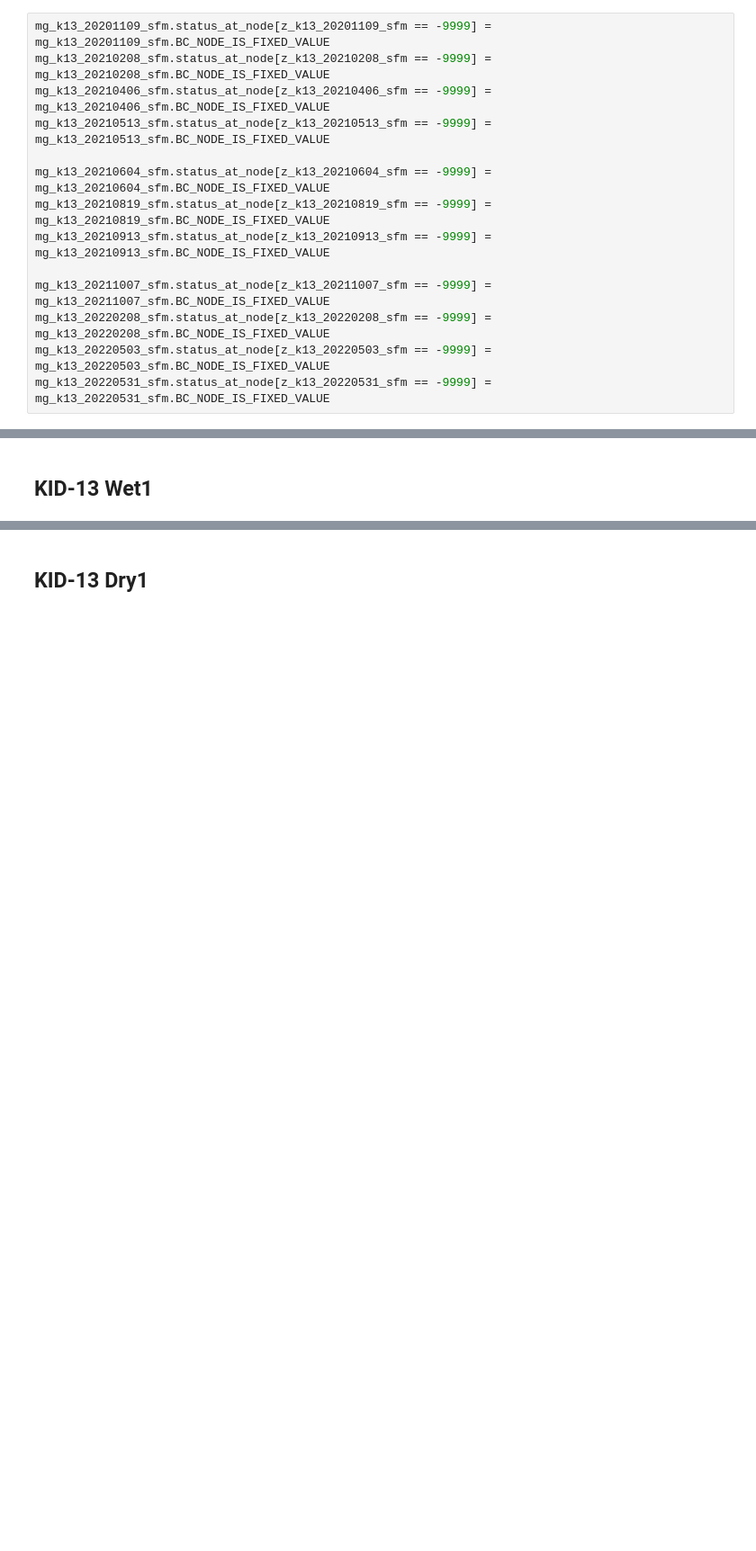
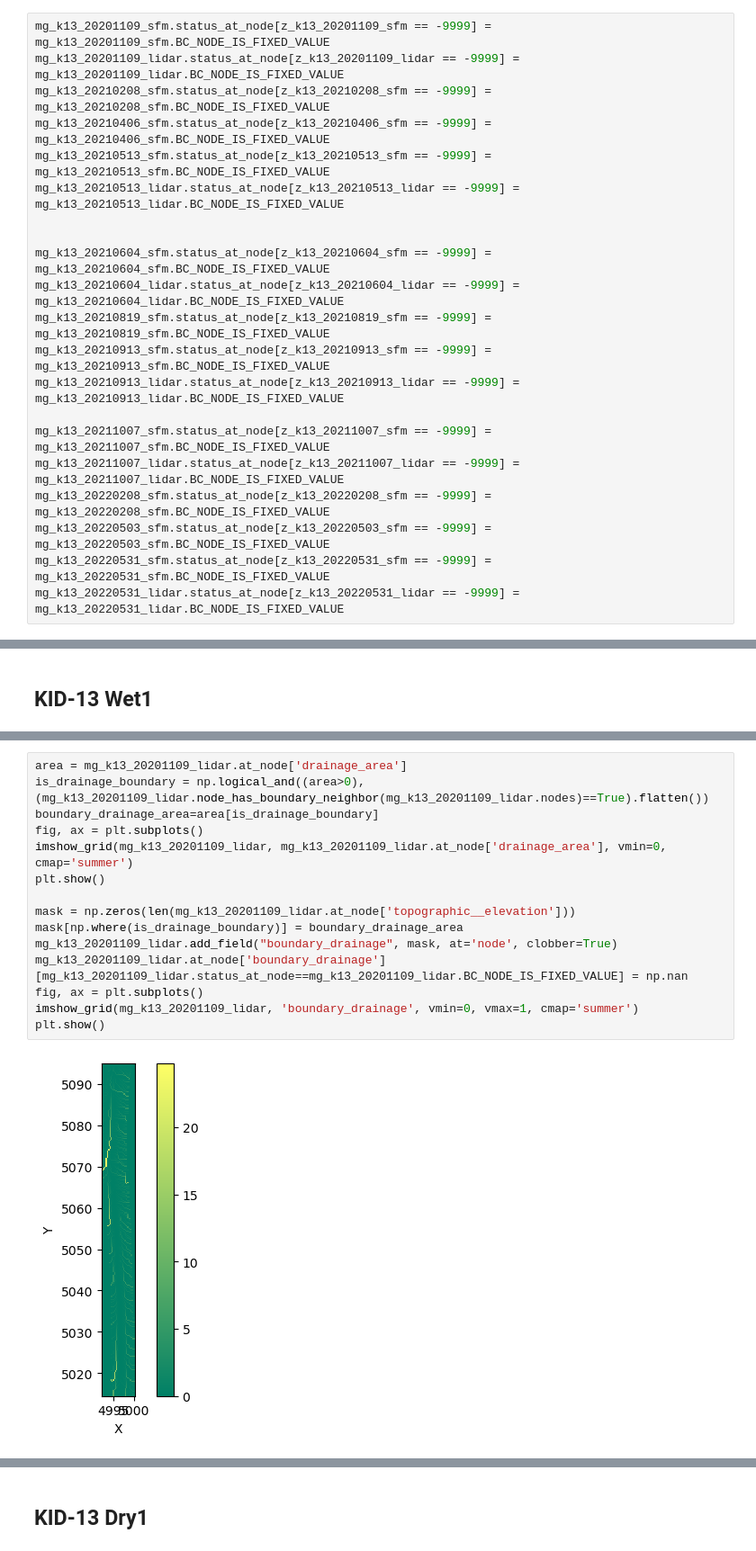
Before and after one commit to amanaster2/ll_micro, a Jupyter notebook: flowAccumulation_k13.ipynb, the cells around one changed output, grey strips where cells are left out. Shown at 90% size. Drawn from its saved outputs; the diff is of its cells as text; blank space fills up the shorter version.

Commit message:
Updating finding drainage boundaries for LiDAR data

```diff
--- a/flowAccumulation_k13.ipynb
+++ b/flowAccumulation_k13.ipynb
@@ -47,16 +59,23 @@ from landlab.utils import watershed
 # %%
 mg_k13_20201109_sfm.status_at_node[z_k13_20201109_sfm == -9999] = mg_k13_20201109_sfm.BC_NODE_IS_FIXED_VALUE
+mg_k13_20201109_lidar.status_at_node[z_k13_20201109_lidar == -9999] = mg_k13_20201109_lidar.BC_NODE_IS_FIXED_VALUE
 mg_k13_20210208_sfm.status_at_node[z_k13_20210208_sfm == -9999] = mg_k13_20210208_sfm.BC_NODE_IS_FIXED_VALUE
 mg_k13_20210406_sfm.status_at_node[z_k13_20210406_sfm == -9999] = mg_k13_20210406_sfm.BC_NODE_IS_FIXED_VALUE
 mg_k13_20210513_sfm.status_at_node[z_k13_20210513_sfm == -9999] = mg_k13_20210513_sfm.BC_NODE_IS_FIXED_VALUE
+mg_k13_20210513_lidar.status_at_node[z_k13_20210513_lidar == -9999] = mg_k13_20210513_lidar.BC_NODE_IS_FIXED_VALUE
+
 
 mg_k13_20210604_sfm.status_at_node[z_k13_20210604_sfm == -9999] = mg_k13_20210604_sfm.BC_NODE_IS_FIXED_VALUE
+mg_k13_20210604_lidar.status_at_node[z_k13_20210604_lidar == -9999] = mg_k13_20210604_lidar.BC_NODE_IS_FIXED_VALUE
 mg_k13_20210819_sfm.status_at_node[z_k13_20210819_sfm == -9999] = mg_k13_20210819_sfm.BC_NODE_IS_FIXED_VALUE
 mg_k13_20210913_sfm.status_at_node[z_k13_20210913_sfm == -9999] = mg_k13_20210913_sfm.BC_NODE_IS_FIXED_VALUE
+mg_k13_20210913_lidar.status_at_node[z_k13_20210913_lidar == -9999] = mg_k13_20210913_lidar.BC_NODE_IS_FIXED_VALUE
 
 mg_k13_20211007_sfm.status_at_node[z_k13_20211007_sfm == -9999] = mg_k13_20211007_sfm.BC_NODE_IS_FIXED_VALUE
+mg_k13_20211007_lidar.status_at_node[z_k13_20211007_lidar == -9999] = mg_k13_20211007_lidar.BC_NODE_IS_FIXED_VALUE
 mg_k13_20220208_sfm.status_at_node[z_k13_20220208_sfm == -9999] = mg_k13_20220208_sfm.BC_NODE_IS_FIXED_VALUE
 mg_k13_20220503_sfm.status_at_node[z_k13_20220503_sfm == -9999] = mg_k13_20220503_sfm.BC_NODE_IS_FIXED_VALUE
 mg_k13_20220531_sfm.status_at_node[z_k13_20220531_sfm == -9999] = mg_k13_20220531_sfm.BC_NODE_IS_FIXED_VALUE
+mg_k13_20220531_lidar.status_at_node[z_k13_20220531_lidar == -9999] = mg_k13_20220531_lidar.BC_NODE_IS_FIXED_VALUE
 # %%
 fa_k13_20201109_sfm = FlowAccumulator(mg_k13_20201109_sfm,
@@ -161,0 +216,17 @@ plt.show()
+# %%
+area = mg_k13_20201109_lidar.at_node['drainage_area']
+is_drainage_boundary = np.logical_and((area>0), (mg_k13_20201109_lidar.node_has_boundary_neighbor(mg_k13_20201109_lidar.nodes)==True).flatten())
+boundary_drainage_area=area[is_drainage_boundary]
+fig, ax = plt.subplots()
+imshow_grid(mg_k13_20201109_lidar, mg_k13_20201109_lidar.at_node['drainage_area'], vmin=0, cmap='summer')
+plt.show()
+
+mask = np.zeros(len(mg_k13_20201109_lidar.at_node['topographic__elevation']))
+mask[np.where(is_drainage_boundary)] = boundary_drainage_area
+mg_k13_20201109_lidar.add_field("boundary_drainage", mask, at='node', clobber=True)
+mg_k13_20201109_lidar.at_node['boundary_drainage'][mg_k13_20201109_lidar.status_at_node==mg_k13_20201109_lidar.BC_NODE_IS_FIXED_VALUE] = np.nan
+fig, ax = plt.subplots()
+imshow_grid(mg_k13_20201109_lidar, 'boundary_drainage', vmin=0, vmax=1, cmap='summer')
+plt.show()
+# %% [output]
+[figure, added]
```
Also changed, not shown: parts of 27 cells of this notebook, 1 other file.
